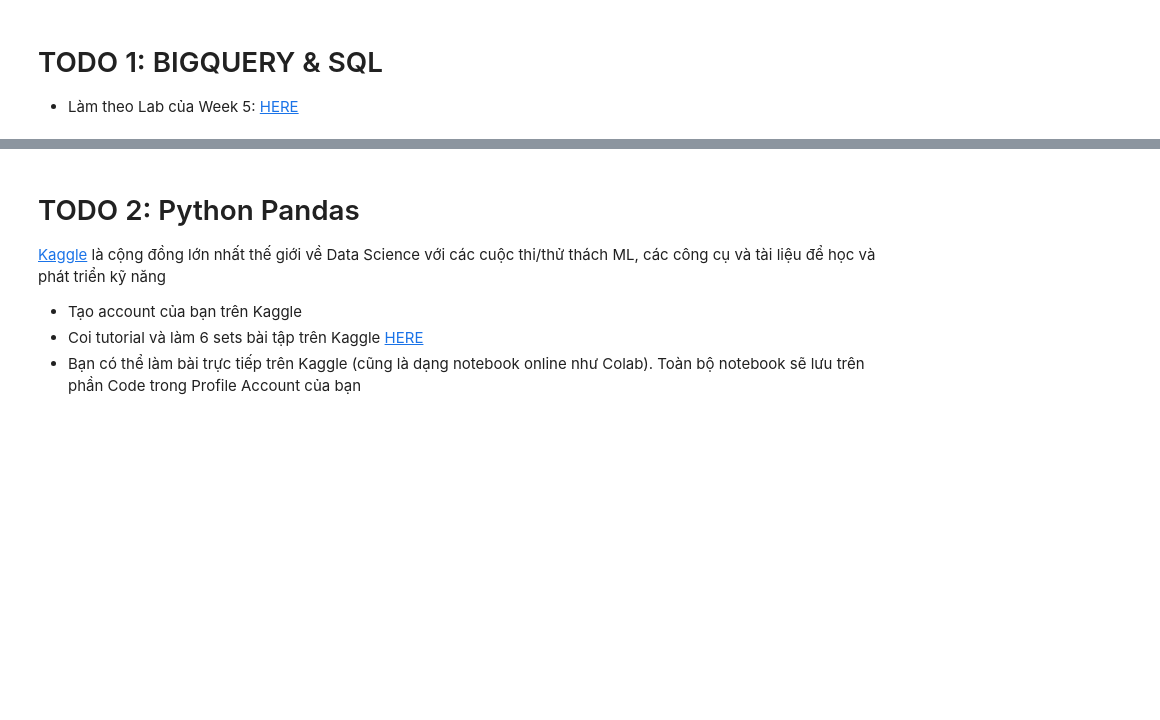
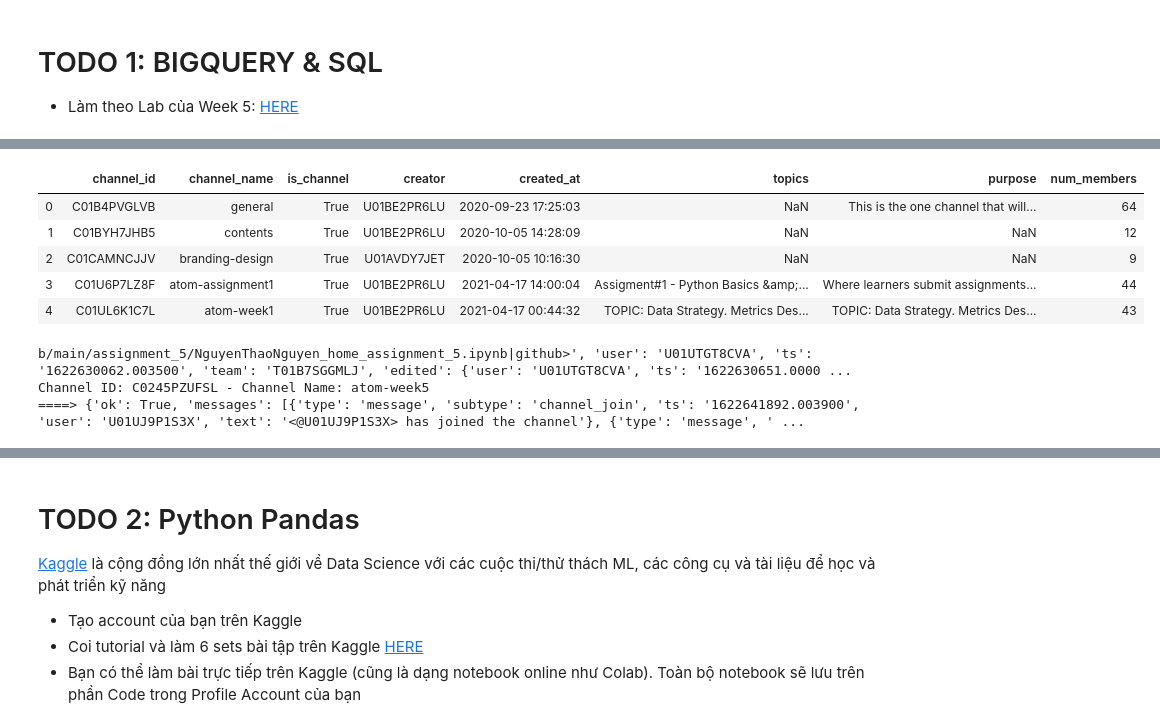
Before and after one commit to annaho124/atom-assignments, a Jupyter notebook: assignment_5/home_assignment_5.ipynb, the cells around one changed output, grey strips where cells are left out. Saved outputs shown, nothing was run; the diff lists cells and outputs as text; code cells hidden in the pictures; blank space fills up the shorter version.

```diff
--- a/assignment_5/home_assignment_5.ipynb
+++ b/assignment_5/home_assignment_5.ipynb
@@ -49,0 +46,14 @@ response_json
+# %%
+#Tạo các dataframe chứa thông tin cần thiết
+#Dataframe user_df
+user_dict = {'user_id': [], 'name': [], 'display_name': [], 'real_name': [], 'title': [], 'is_bot': []}
+for i in range(len(user_data)):
+  user_dict['user_id'].append(user_data[i]['id'])
+  user_dict['name'].append(user_data[i]['name'])
+  user_dict['display_name'].append(user_data[i]['profile']['display_name'])
+  user_dict['real_name'].append(user_data[i]['profile']['real_name_normalized'])
+  user_dict['title'].append(user_data[i]['profile']['title'])
+  user_dict['is_bot'].append(user_data[i]['is_bot'])
+
+user_df = pd.DataFrame(user_dict)
+user_df.head()
@@ -49,0 +77,27 @@ response_json
+# %%
+endpoint2 = "https://slack.com/api/conversations.list"
+data = {'types': 'public_channel,private_channel'} # -> CHECK: API Docs https://api.slack.com/methods/conversations.list/test
+response_json = requests.post(endpoint2, headers=headers, data=data).json()
+channel_data = response_json['channels']
+#Dataframe channel_df
+channel_dict = {'channel_id': [], 'channel_name': [], 'is_channel': [], 'creator': [], 'created_at': [], 'topics': [], 'purpose': [], 'num_members': []}
+for i in range(len(channel_data)):
+  channel_dict['channel_id'].append(channel_data[i]['id'])
+  channel_dict['channel_name'].append(channel_data[i]['name'])
+  channel_dict['is_channel'].append(channel_data[i]['is_channel'])
+  channel_dict['creator'].append(channel_data[i]['creator'])
+  channel_dict['created_at'].append(dt.fromtimestamp(float(channel_data[i]['created'])))
+  channel_dict['topics'].append(channel_data[i]['topic']['value'])
+  channel_dict['purpose'].append(channel_data[i]['purpose']['value'])
+  channel_dict['num_members'].append(channel_data[i]['num_members'])
+
+channel_df = pd.DataFrame(channel_dict)
+channel_df = channel_df.replace('', np.nan) # -> replace khoảng trắng bằng giá trị NULL (nan)
+channel_df.head()
+# %% [output]
+|  | channel_id | channel_name | is_channel | creator | created_at | topics | purpose | num_members |
+| 0 | C01B4PVGLVB | general | True | U01BE2PR6LU | 2020-09-23 17:25:03 | NaN | This is the one channel that will... | 64 |
+| 1 | C01BYH7JHB5 | contents | True | U01BE2PR6LU | 2020-10-05 14:28:09 | NaN | NaN | 12 |
+| 2 | C01CAMNCJJV | branding-design | True | U01AVDY7JET | 2020-10-05 10:16:30 | NaN | NaN | 9 |
+| 3 | C01U6P7LZ8F | atom-assignment1 | True | U01BE2PR6LU | 2021-04-17 14:00:04 | Assigment#1 - Python Basics &amp;... | Where learners submit assignments... | 44 |
+| 4 | C01UL6K1C7L | atom-week1 | True | U01BE2PR6LU | 2021-04-17 00:44:32 | TOPIC: Data Strategy. Metrics Des... | TOPIC: Data Strategy. Metrics Des... | 43 |
@@ -49,0 +106,27 @@ response_json
+# %%
+msg_dict = {'channel_id': [],'msg_id': [], 'msg_ts': [], 'user_id': [], 'latest_reply': [],'reply_user_count': [],'reply_users': [],'github_link': []}
+for channel_id, channel_name in zip(channel_df['channel_id'], channel_df['channel_name']):
+  print('Channel ID: {} - Channel Name: {}'.format(channel_id, channel_name))
+  try:
+    data = {"channel": channel_id}
+    response_json = requests.post(endpoint3, data=data, headers=headers).json()
+    msg_ls = response_json['messages']
+    for i in range(len(msg_ls)):
+      if 'client_msg_id' in msg_ls[i].keys():
+        msg_dict['channel_id'].append(channel_id)
+        msg_dict['msg_id'].append(msg_ls[i]['client_msg_id'])
+        msg_dict['msg_ts'].append(dt.fromtimestamp(float(msg_ls[i]['ts'])))
+        msg_dict['latest_reply'].append(dt.fromtimestamp(float(msg_ls[i]['latest_reply'] if 'latest_reply' in msg_ls[i].keys() else 0))) ## -> No reply: 1970-01-01
+        msg_dict['user_id'].append(msg_ls[i]['user'])
+        msg_dict['reply_user_count'].append(msg_ls[i]['reply_users_count'] if 'reply_users_count' in msg_ls[i].keys() else 0)
+        msg_dict['reply_users'].append(msg_ls[i]['reply_users'] if 'reply_users' in msg_ls[i].keys() else 0)
+        ## -> Censor message contains tokens
+        text = msg_ls[i]['text']
+        github_link = re.findall('(?:https?://)?(?:www[.])?github[.]com/[\w-]+/?', text)
+        msg_dict['github_link'].append(github_link[0] if len(github_link) > 0 else np.nan)
+  except:
+    print('====> '+ str(response_json))
+# %% [output]
+b/main/assignment_5/NguyenThaoNguyen_home_assignment_5.ipynb|github>', 'user': 'U01UTGT8CVA', 'ts': '1622630062.003500', 'team': 'T01B7SGGMLJ', 'edited': {'user': 'U01UTGT8CVA', 'ts': '1622630651.0000 ...
+Channel ID: C0245PZUFSL - Channel Name: atom-week5
+====> {'ok': True, 'messages': [{'type': 'message', 'subtype': 'channel_join', 'ts': '1622641892.003900', 'user': 'U01UJ9P1S3X', 'text': '<@U01UJ9P1S3X> has joined the channel'}, {'type': 'message', ' ...
```
Also changed, not shown: parts of 7 cells of this notebook, 1 other file.
